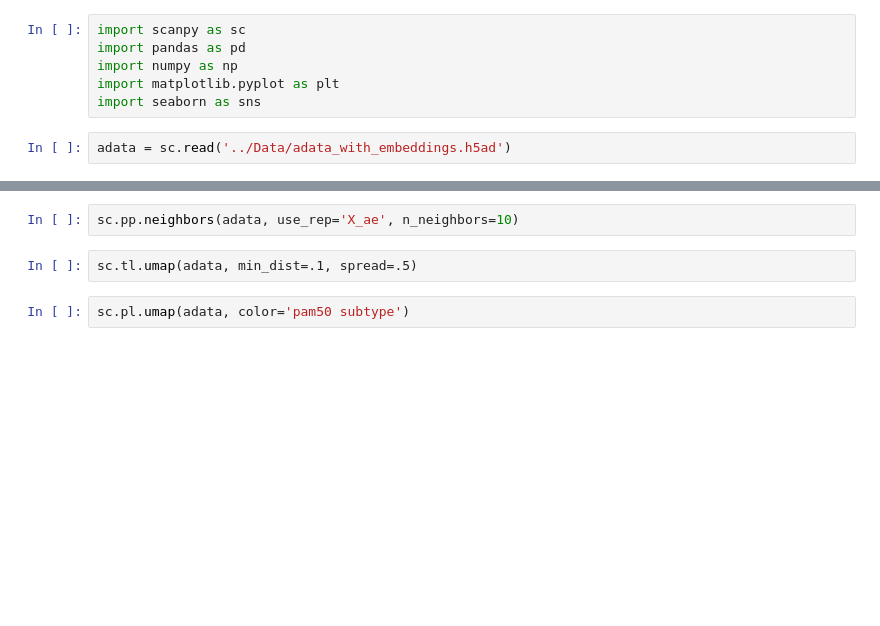
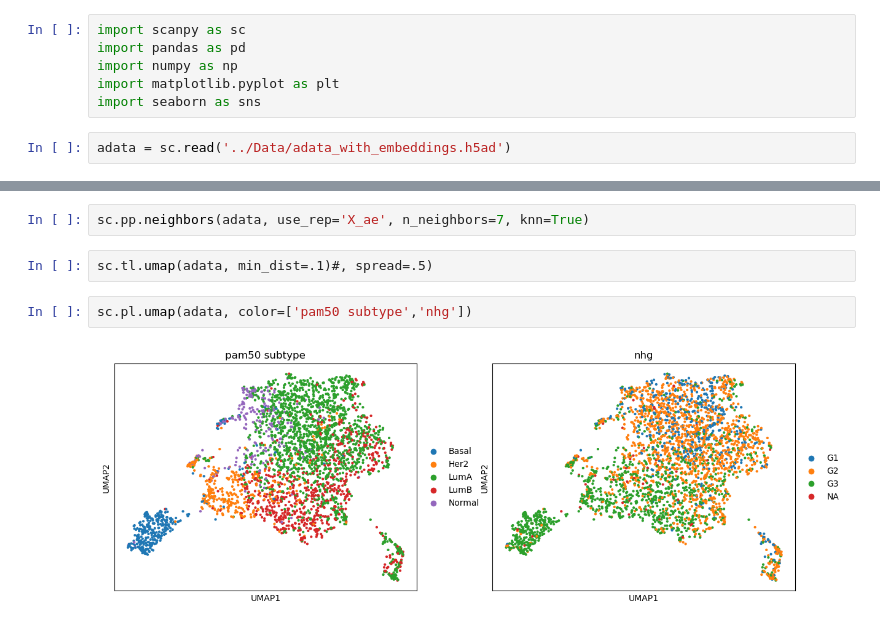
Before and after one commit to VergaJU/TechTaskInterview, a Jupyter notebook: notebooks/Clustering_1.ipynb, the cells around one changed output, grey strips where cells are left out. Saved outputs shown, nothing was run; the diff lists cells and outputs as text; blank space fills up the shorter version.

```diff
--- a/notebooks/Clustering_1.ipynb
+++ b/notebooks/Clustering_1.ipynb
@@ -11,6 +15,8 @@ adata
 # %%
-sc.pp.neighbors(adata, use_rep='X_ae', n_neighbors=10)
+sc.pp.neighbors(adata, use_rep='X_ae', n_neighbors=7, knn=True)
 # %%
-sc.tl.umap(adata, min_dist=.1, spread=.5)
+sc.tl.umap(adata, min_dist=.1)#, spread=.5)
 # %%
-sc.pl.umap(adata, color='pam50 subtype')
+sc.pl.umap(adata, color=['pam50 subtype','nhg'])
+# %% [output]
+[figure, added]
```
Also changed, not shown: parts of 15 cells of this notebook, 1 other file.
